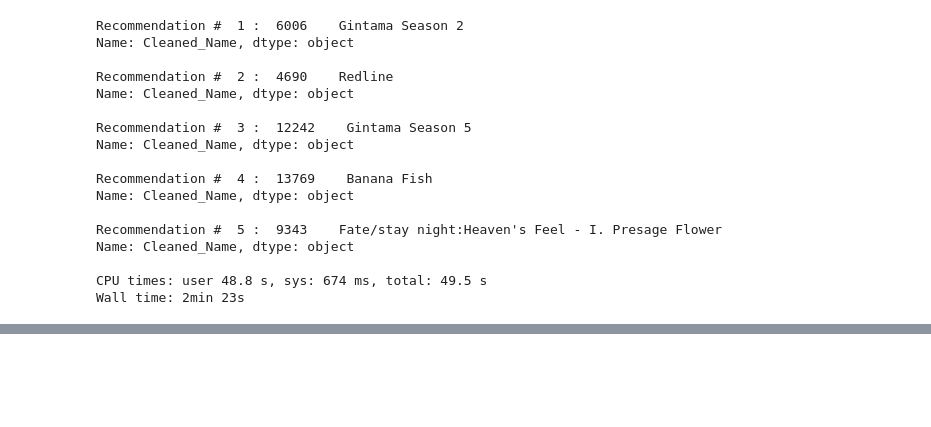
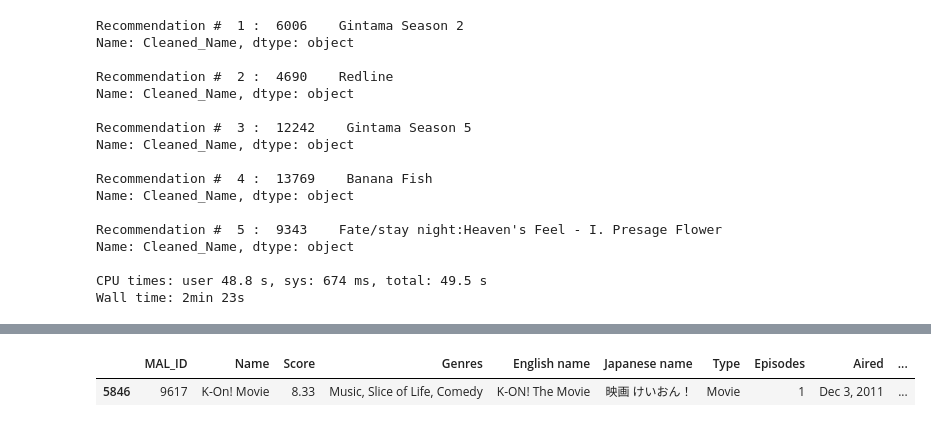
Before and after one commit to edgarg429/Anime_recommendation, a Jupyter notebook: Anime_Recommendation_Project.ipynb, the cells around one changed output, grey strips where cells are left out. Cells and saved outputs as stored; diff of their text form; code cells hidden in the pictures; blank space fills up the shorter version.

```diff
--- a/Anime_Recommendation_Project.ipynb
+++ b/Anime_Recommendation_Project.ipynb
@@ -1030,0 +958,5 @@ Top_1000_anime
+# %%
+Top_1000_anime[Top_1000_anime['Cleaned_Name']=='K-ON! The Movie']
+# %% [output]
+|  | MAL_ID | Name | Score | Genres | English name | Japanese name | Type | Episodes | Aired | ... |
+| 5846 | 9617 | K-On! Movie | 8.33 | Music, Slice of Life, Comedy | K-ON! The Movie | 映画 けいおん！ | Movie | 1 | Dec 3, 2011 | ... |
```
Also changed, not shown: parts of 28 cells of this notebook, 2 other files.
